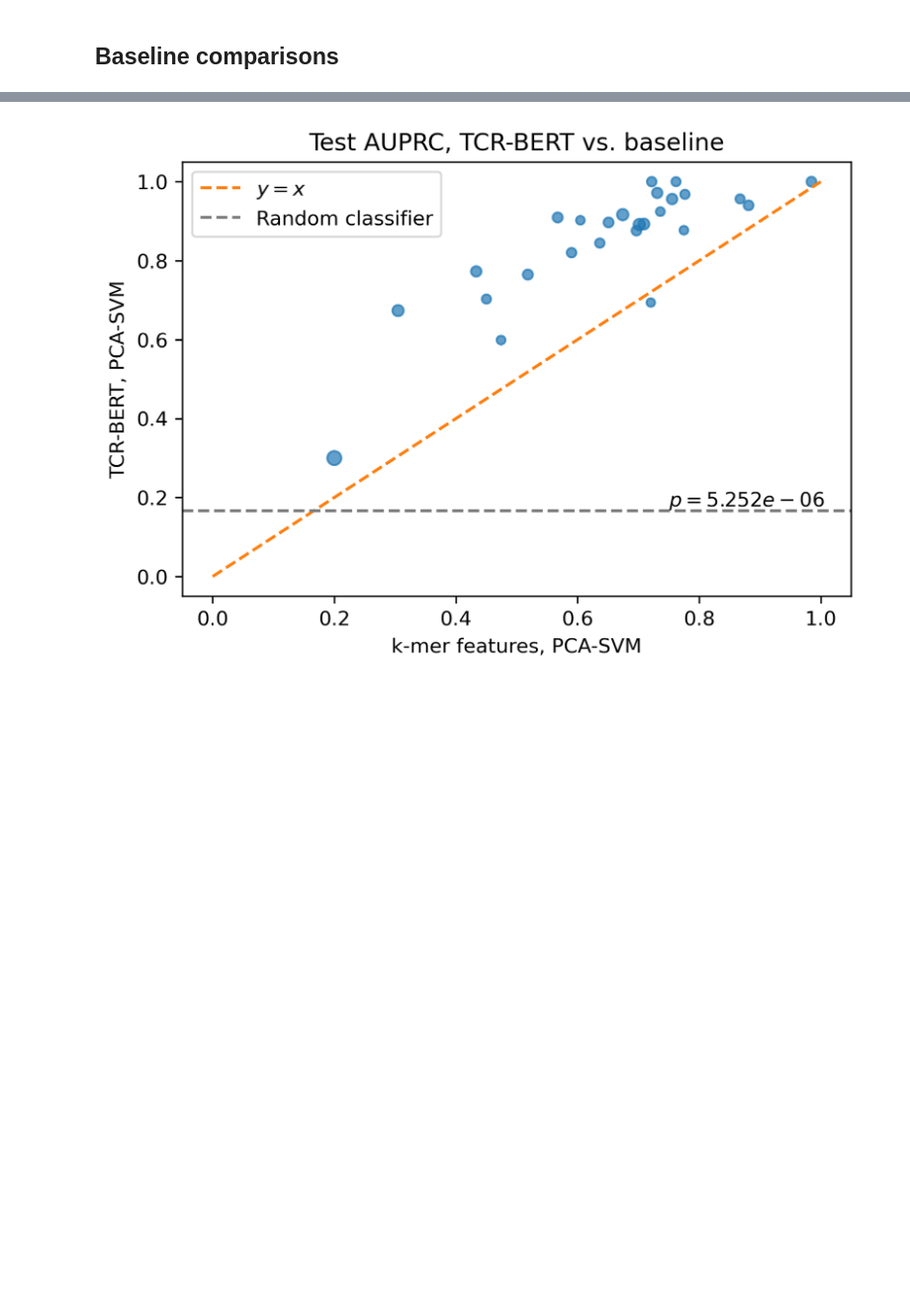
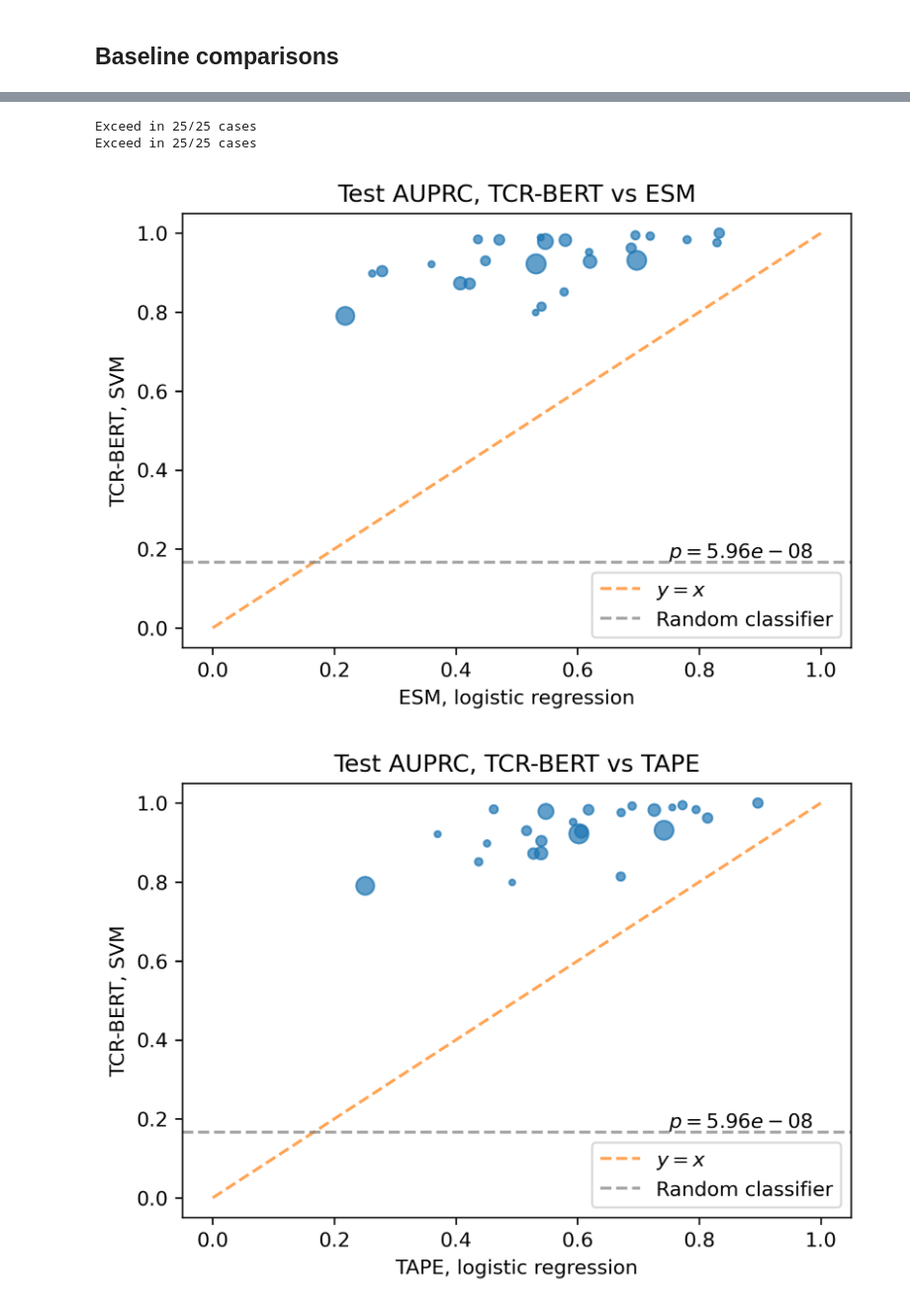
Before and after one commit to wukevin/tcr-bert, a Jupyter notebook: jupyter/antigen_cv.ipynb, the cells around one changed output, grey strips where cells are left out. Shown at 99% size. Drawn from its saved outputs; the diff is of its cells as text; code cells hidden in the pictures; blank space fills up the shorter version.

Commit message:
Update antigen CV results

```diff
--- a/jupyter/antigen_cv.ipynb
+++ b/jupyter/antigen_cv.ipynb
@@ -27,6 +27,7 @@ import utils
 DEVICE = utils.get_device(3)
 
 FILT_EDIT_DIST = False
+N_COMPONENTS = 0.9
 
 if FILT_EDIT_DIST:
     PLOT_DIR = os.path.join(os.path.dirname(SRC_DIR), "plots/pird_antigen_cv_edit_dist_filt")
@@ -351,15 +355,16 @@ def antigen_cv_plot(
     """
     Scatterplot comparing performance of two methods on xaxis and yaxis
     """
+    print(f"Exceed in {np.sum(data[yaxis] > data[xaxis])}/{len(data)} cases")
     fig, ax = plt.subplots(dpi=300)
     ax.scatter(
         data[xaxis],
         data[yaxis],
         alpha=0.7,
-        s=np.log(num_positive_examples) * 6,
+        s = num_positive_examples * 0.4,
     )
-    ax.plot([0, 1], [0, 1], linestyle="--", color='tab:orange', label="$y=x$")
-    ax.axhline(1/(5+1), linestyle='--', color='grey', label="Random classifier")
+    ax.plot([0, 1], [0, 1], linestyle="--", color='tab:orange', label="$y=x$", alpha=0.7)
+    ax.axhline(1/(5+1), linestyle='--', color='grey', label="Random classifier", alpha=0.7)
     ax.legend()
 
     stat, pval = stats.wilcoxon(data[xaxis], data[yaxis], alternative=alternative)
@@ -372,11 +377,11 @@ def antigen_cv_plot(
     return fig
 
 antigen_cv_plot(
-    "MLM",
-    "MLM + CLS",
+    "MLM, SVM",
+    "MLM + CLS, SVM",
     xlabel="MAA pretraining only",
     ylabel="MAA + CLS pretraining",
-    title="PCA-SVM on transformer embedding, test AUPRC",
+    title="SVM on transformer embedding, test AUPRC",
     fname=os.path.join(PLOT_DIR, "mlm_vs_mlmcls.pdf"),
 ).show()
 # %% [output]
@@ -451,0 +468,11 @@ antigen_cv_plot(
+# %%
+for rep in ['ESM', "TAPE"]:
+    antigen_cv_plot(
+        f"{rep}, LR",
+        f"{rep}, SVM",
+        xlabel=f"{rep}, logistic regression",
+        ylabel=f"{rep}, SVM",
+        title=f"Test AUPRC, {rep} classification method comparison",
+        fname=os.path.join(PLOT_DIR, f"{rep}_lr_vs_svm.pdf"),
+        alternative="two-sided",
+    ).show()
@@ -452,11 +484,16 @@ antigen_cv_plot(
 # %%
-antigen_cv_plot(
-    "PCA-SVM on k-mers",
-    "MLM + CLS",
-    xlabel="k-mer features, PCA-SVM",
-    ylabel="TCR-BERT, PCA-SVM",
-    title="Test AUPRC, TCR-BERT vs. baseline",
-    fname=os.path.join(PLOT_DIR, "mlmcls_vs_pcasvm_kmers.pdf"),
-).show()
+for rep in ['ESM', "TAPE"]:
+    antigen_cv_plot(
+        f"{rep}, LR",
+        "MLM + CLS, SVM",
+        xlabel=f"{rep}, logistic regression",
+        ylabel=f"TCR-BERT, SVM",
+        title=f"Test AUPRC, TCR-BERT vs {rep}",
+        fname=os.path.join(PLOT_DIR, f"{rep}_lr_vs_tcrbert_svm.pdf"),
+        alternative="two-sided",
+    ).show()
 # %% [output]
+Exceed in 25/25 cases
+Exceed in 25/25 cases
-[figure, old version]
+[figure, new version]
+[figure, added]
```
Also changed, not shown: parts of 17 cells of this notebook, 11 other files.
